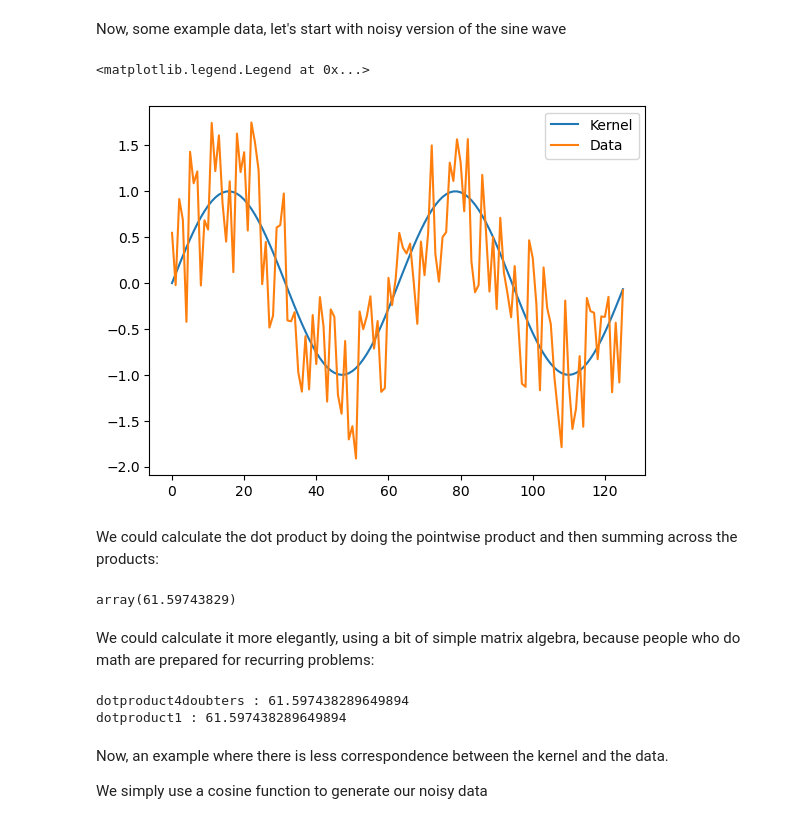
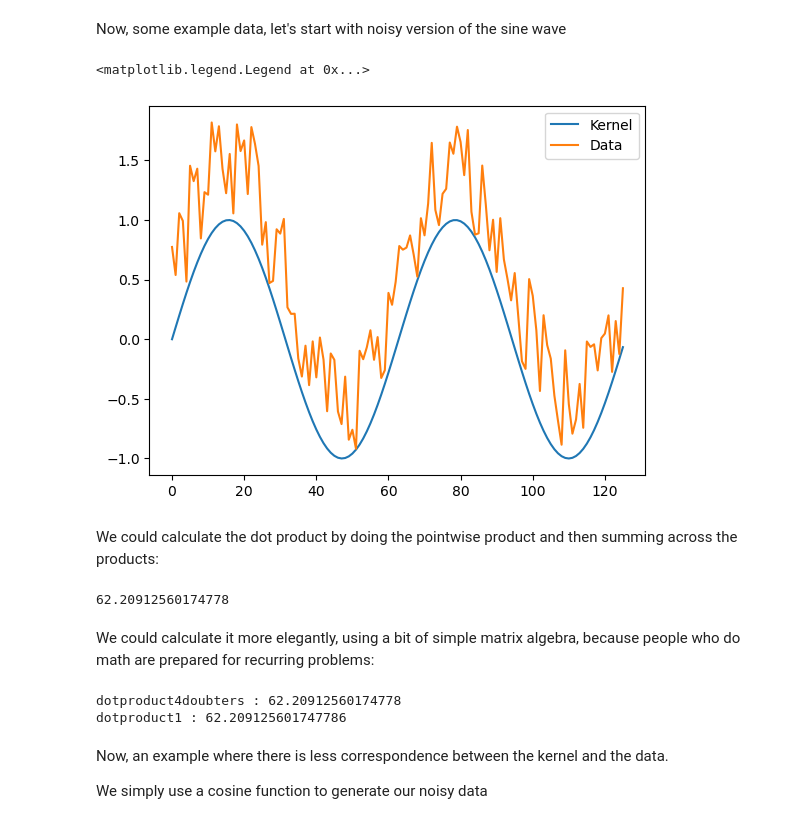
Before and after one commit to csea-lab/m2py-tutorials, a Jupyter notebook: notebooks/dotproduct.ipynb, the cells around one changed output. Saved outputs shown, nothing was run; the diff lists cells and outputs as text; code cells hidden in the pictures.

```diff
--- a/notebooks/dotproduct.ipynb
+++ b/notebooks/dotproduct.ipynb
@@ -35,13 +35,13 @@ Now, some example data, let's start with noisy version of the sine wave
 # %%
 seed = 42 # set seed for reproducibility
 temp = np.random.default_rng(seed=seed).uniform(0,1,1000)-0.5
-data1 =  np.sin(np.arange(0,np.pi*4,0.1))+np.random.default_rng(seed=seed).uniform(-1,1,len(kernel))
+data1 =  np.sin(np.arange(0,np.pi*4,0.1))+np.random.default_rng(seed=seed).uniform(0,1,len(kernel))
 plt.plot(kernel)
 plt.plot(data1)
 plt.legend(['Kernel', 'Data'])
 # %% [output]
 <matplotlib.legend.Legend at 0x...>
-[figure, old version]
+[figure, new version]
 # %% [markdown]
 We could calculate the dot product by doing the pointwise product and then summing across the products:
 # %%
@@ -51,8 +51,9 @@ for i in range(len(kernel)):
     notthemostelegantway[i] = data1[i] * kernel[i]
 
 dotproduct4doubters = np.sum(notthemostelegantway)
+dotproduct4doubters
 # %% [output]
-array(61.59743829)
+62.20912560174778
 # %% [markdown]
 We could calculate it more elegantly, using a bit of simple matrix algebra, because people who do math are prepared for recurring problems:
 # %%
@@ -61,8 +62,8 @@ print('dotproduct4doubters :', dotproduct4doubters, '\ndotproduct1 :', dotproduc
 
 assert np.allclose(dotproduct4doubters,dotproduct1), 'Print this if dot products are not the same'
 # %% [output]
-dotproduct4doubters : 61.597438289649894
-dotproduct1 : 61.597438289649894
+dotproduct4doubters : 62.20912560174778
+dotproduct1 : 62.209125601747786
 # %% [markdown]
 Now, an example where there is less correspondence between the kernel and the data.
 
```
Also changed, not shown: parts of 13 cells of this notebook.
